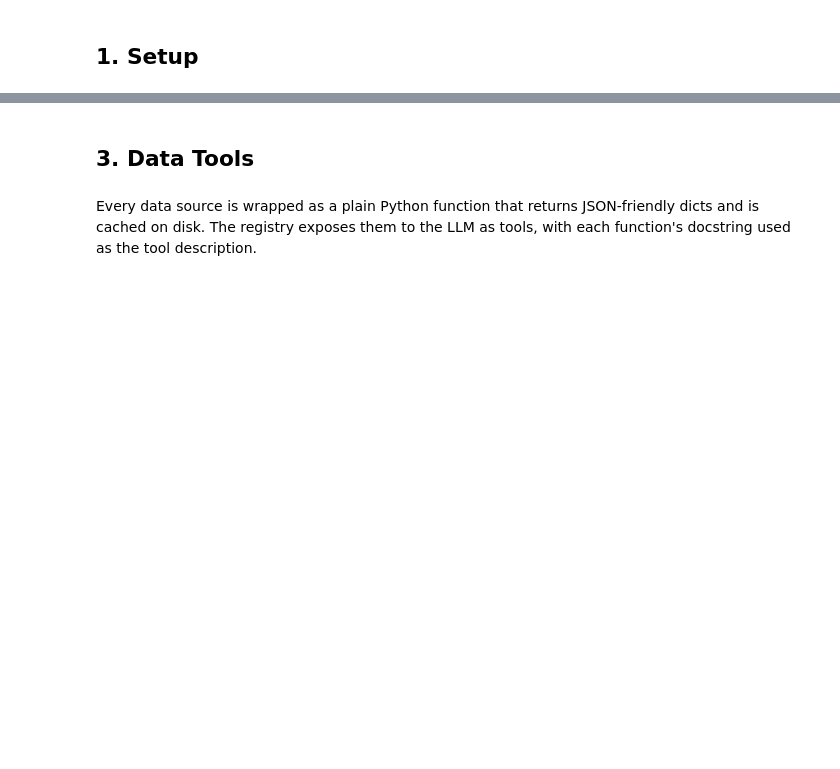
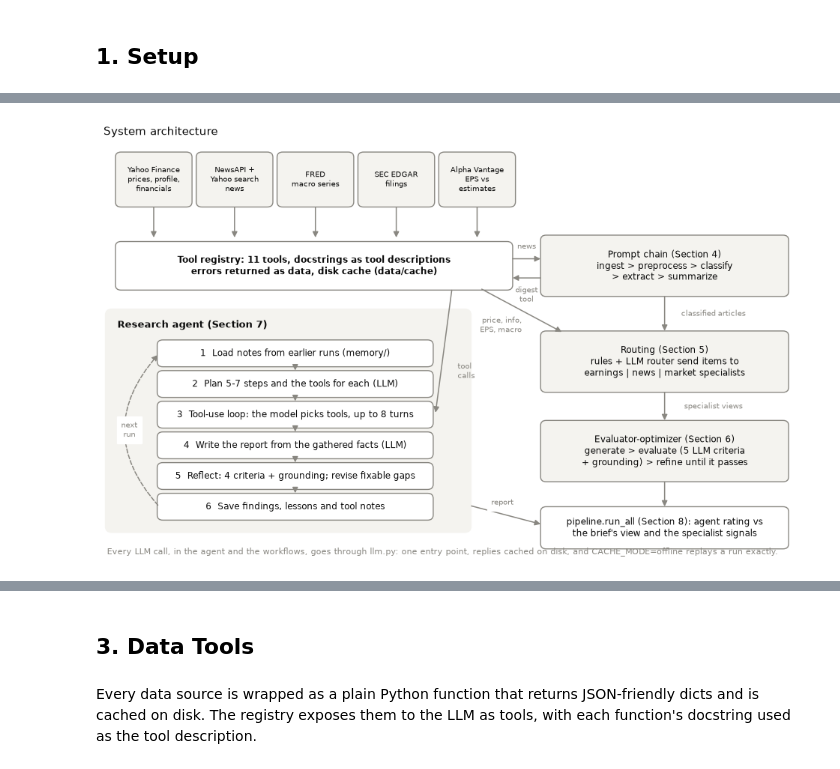
Before and after one commit to pdhinaka/AAI-520-NLP-Final-Team-Project-Group7, a Jupyter notebook: notebooks/final_notebook.ipynb, the cells around one changed output, grey strips where cells are left out. Cells and saved outputs as stored; diff of their text form; code cells hidden in the pictures; blank space fills up the shorter version.

```diff
--- a/notebooks/final_notebook.ipynb
+++ b/notebooks/final_notebook.ipynb
@@ -44,0 +104,97 @@ _Architecture diagram and design choices._
+# %%
+# Architecture: five data sources behind one tool registry; the agent
+# (left) and the three workflows (right) both draw on it. Arrows show
+# data flow; the dashed loop is memory carried to the next run.
+fig, ax = plt.subplots(figsize=(12, 7.2))
+ax.set(xlim=(0, 100), ylim=(-5, 60))
+ax.axis("off")
+PANEL, BOX = "#f4f3ef", "#ffffff"
+
+
+def box(x, y, w, h, text, fc=BOX, ec=MUTED, size=8.5, weight="normal"):
+    ax.add_patch(FancyBboxPatch(
+        (x, y), w, h, boxstyle="round,pad=0.3,rounding_size=0.8",
+        fc=fc, ec=ec, lw=1))
+    ax.text(x + w / 2, y + h / 2, text, ha="center", va="center",
+            fontsize=size, color=INK, fontweight=weight)
+
+
+def arrow(p, q, rad=0.0, ls="-", color=MUTED, label=None, at=0.5,
+          dx=0, dy=0):
+    ax.add_patch(FancyArrowPatch(
+        p, q, arrowstyle="-|>", mutation_scale=11, color=color, lw=1.1,
+        linestyle=ls, connectionstyle=f"arc3,rad={rad}",
+        shrinkA=2, shrinkB=2))
+    if label:
+        x = p[0] + (q[0] - p[0]) * at + dx
+        y = p[1] + (q[1] - p[1]) * at + dy
+        ax.text(x, y, label, fontsize=7.5, color=MUTED, ha="center",
+                va="center", backgroundcolor="white")
+
+
+# Data sources
+sources = ["Yahoo Finance\nprices, profile,\nfinancials",
+           "NewsAPI +\nYahoo search\nnews", "FRED\nmacro series",
+           "SEC EDGAR\nfilings", "Alpha Vantage\nEPS vs\nestimates"]
+for i, s in enumerate(sources):
+    x = 2 + i * 11.6
+    box(x, 50, 10.4, 8, s, fc=PANEL, size=7.5)
+    arrow((x + 5.2, 50), (x + 5.2, 44.6))
+
+box(2, 37, 56.4, 7, "Tool registry: 11 tools, docstrings as tool "
+    "descriptions\nerrors returned as data, disk cache (data/cache)",
+    size=8.5, weight="bold")
+
+# Research agent
+ax.add_patch(FancyBboxPatch((0.5, -1), 52, 34.5,
+                            boxstyle="round,pad=0.3,rounding_size=1",
+                            fc=PANEL, ec="none"))
+ax.text(2, 32, "Research agent (Section 7)", fontsize=9.5,
+        fontweight="bold", color=INK, va="top")
+steps = ["1  Load notes from earlier runs (memory/)",
+         "2  Plan 5-7 steps and the tools for each (LLM)",
+         "3  Tool-use loop: the model picks tools, up to 8 turns",
+         "4  Write the report from the gathered facts (LLM)",
+         "5  Reflect: 4 criteria + grounding; revise fixable gaps",
+         "6  Save findings, lessons and tool notes"]
+ys = [25, 20.2, 15.4, 10.6, 5.8, 1]
+for s, y in zip(steps, ys):
+    box(8, y, 39, 3.6, s)
+for a, b in zip(ys, ys[1:]):
+    arrow((27.5, a), (27.5, b + 3.6))
+arrow((8, ys[-1] + 1.8), (8, ys[0] + 1.8), rad=-0.45, ls="--",
+      label="next\nrun", at=0.5, dx=-4.3)
+arrow((50, 37), (47.6, ys[2] + 1.8))
+ax.text(50.8, 24, "tool\ncalls", fontsize=7.5, color=MUTED, ha="left",
+        va="center")
+
+# Workflows
+box(63, 36, 35, 9, "Prompt chain (Section 4)\ningest > preprocess > "
+    "classify\n> extract > summarize", fc=PANEL)
+arrow((58.4, 41.6), (63, 41.6))
+arrow((63, 38.6), (58.4, 38.6))
+ax.text(60.7, 43.2, "news", fontsize=7.5, color=MUTED, ha="center")
+ax.text(60.7, 37.4, "digest\ntool", fontsize=7, color=MUTED,
+        ha="center", va="top")
+box(63, 21, 35, 9, "Routing (Section 5)\nrules + LLM router send items "
+    "to\nearnings | news | market specialists", fc=PANEL)
+box(63, 7, 35, 9, "Evaluator-optimizer (Section 6)\ngenerate > evaluate "
+    "(5 LLM criteria\n+ grounding) > refine until it passes", fc=PANEL)
+arrow((80.5, 36), (80.5, 30), label="classified articles", dx=7)
+arrow((54, 37), (66, 30))
+ax.text(60, 31.2, "price, info,\nEPS, macro", fontsize=7.5,
+        color=MUTED, ha="right", va="center")
+arrow((80.5, 21), (80.5, 16), label="specialist views", dx=7)
+box(63, -3.5, 35, 6, "pipeline.run_all (Section 8): agent rating "
+    "vs\nthe brief's view and the specialist signals")
+arrow((80.5, 7), (80.5, 2.5))
+arrow((52.5, 3), (63, 0), label="report", at=0.45, dy=1.8)
+
+ax.text(0.5, -5, "Every LLM call, in the agent and the workflows, goes "
+        "through llm.py: one entry point, replies cached on disk, and "
+        "CACHE_MODE=offline replays a run exactly.", fontsize=8,
+        color=MUTED, va="bottom")
+ax.set_title("System architecture", loc="left", fontsize=11, color=INK)
+plt.show()
+# %% [output]
+[figure, added]
```
Also changed, not shown: parts of 78 cells of this notebook, 5 other files.
